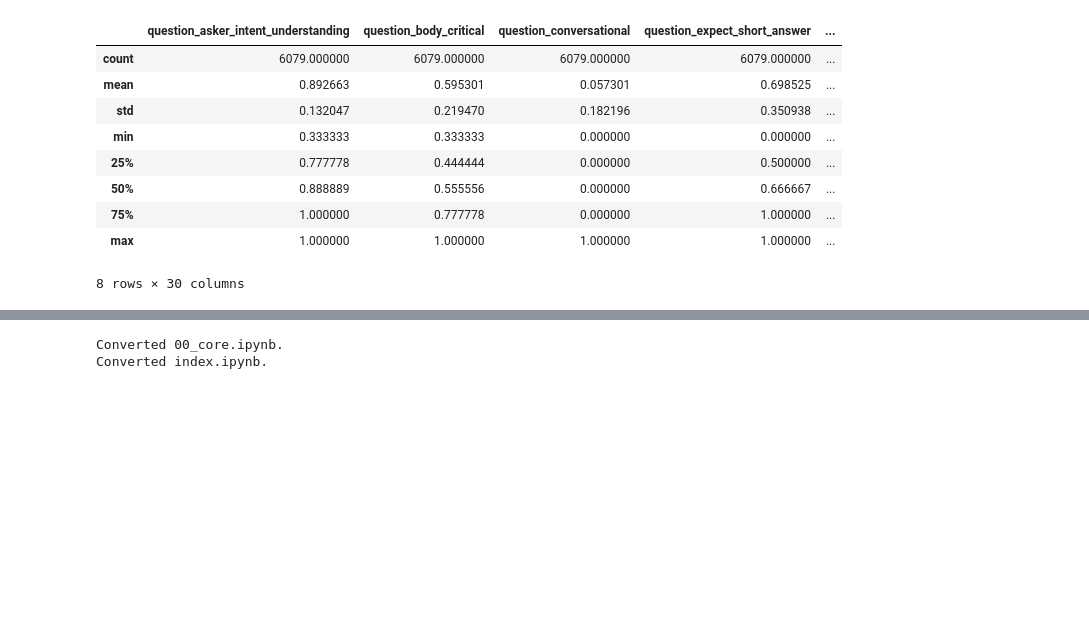
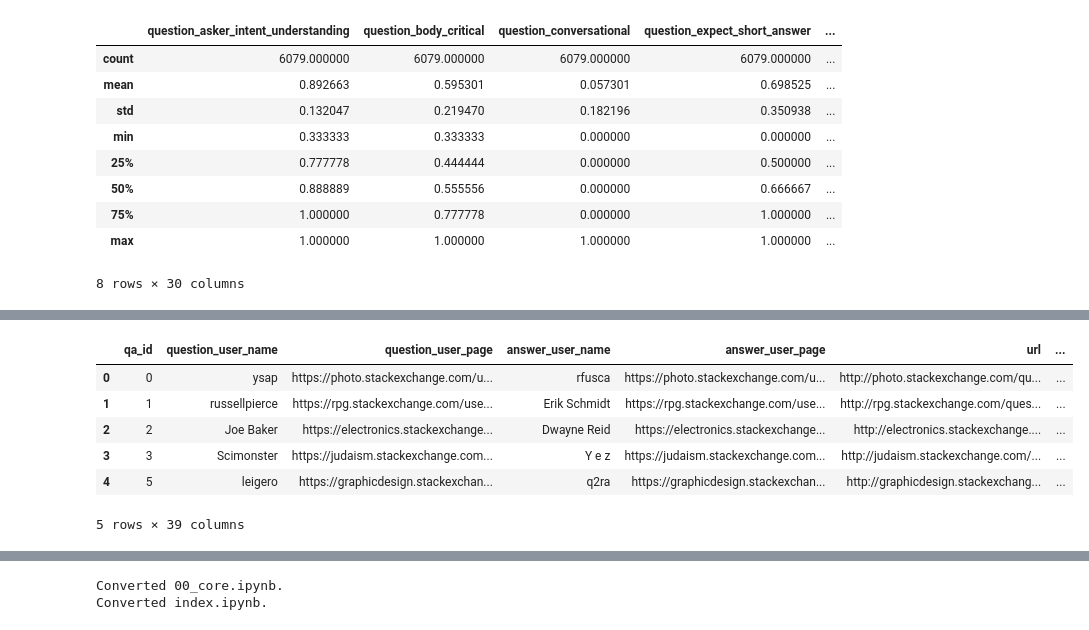
Before and after one commit to mrdbarros/gquest_nbdev, a Jupyter notebook: 00_core.ipynb, the cells around one changed output, grey strips where cells are left out. Drawn from its saved outputs; the diff is of its cells as text; code cells hidden in the pictures; blank space fills up the shorter version.

Commit message:
exploring fastai data core

```diff
--- a/00_core.ipynb
+++ b/00_core.ipynb
@@ -54,4 +38,5 @@ from sklearn.decomposition import TruncatedSVD
 #export
 import os
 print(os.listdir("../data/gquest_data/"))
+data_path = Path("../data/gquest_data/")
 # %% [output]
@@ -61,9 +48,9 @@ print(os.listdir("../data/gquest_data/"))
 # %%
 #export
 print('Reading data...')
-train_data = pd.read_csv('../data/gquest_data/train.csv')
-test_data = pd.read_csv('../data/gquest_data/test.csv')
-sample_submission = pd.read_csv('../data/gquest_data/sample_submission.csv')
+train_data = pd.read_csv(str(data_path/'train/train.csv'))
+test_data = pd.read_csv(str(data_path/'test/test.csv'))
+sample_submission = pd.read_csv(str(data_path/'sample_submission.csv'))
 print('Reading data completed')
 # %% [output]
 Reading data...
@@ -153,6 +140,8 @@ targets
  'answer_type_procedure',
  'answer_type_reason_explanation',
  'answer_well_written']
+# %%
+text_columns=['question_title','question_body','answer']
 # %%
 train_data[targets].describe()
 # %% [output]
@@ -168,0 +166,2 @@ train_data[targets].describe()
+# %%
+df_tokenized,token_count=tokenize_df(train_data,text_columns)
@@ -168,0 +170,10 @@ train_data[targets].describe()
+# %%
+df_tokenized.head()
+# %% [output]
+|  | qa_id | question_user_name | question_user_page | answer_user_name | answer_user_page | url | ... |
+| 0 | 0 | ysap | https://photo.stackexchange.com/u... | rfusca | https://photo.stackexchange.com/u... | http://photo.stackexchange.com/qu... | ... |
+| 1 | 1 | russellpierce | https://rpg.stackexchange.com/use... | Erik Schmidt | https://rpg.stackexchange.com/use... | http://rpg.stackexchange.com/ques... | ... |
+| 2 | 2 | Joe Baker | https://electronics.stackexchange... | Dwayne Reid | https://electronics.stackexchange... | http://electronics.stackexchange.... | ... |
+| 3 | 3 | Scimonster | https://judaism.stackexchange.com... | Y e z | https://judaism.stackexchange.com... | http://judaism.stackexchange.com/... | ... |
+| 4 | 5 | leigero | https://graphicdesign.stackexchan... | q2ra | https://graphicdesign.stackexchan... | http://graphicdesign.stackexchang... | ... |
+5 rows × 39 columns
```
Also changed, not shown: parts of 9 cells of this notebook, 2 other files.
